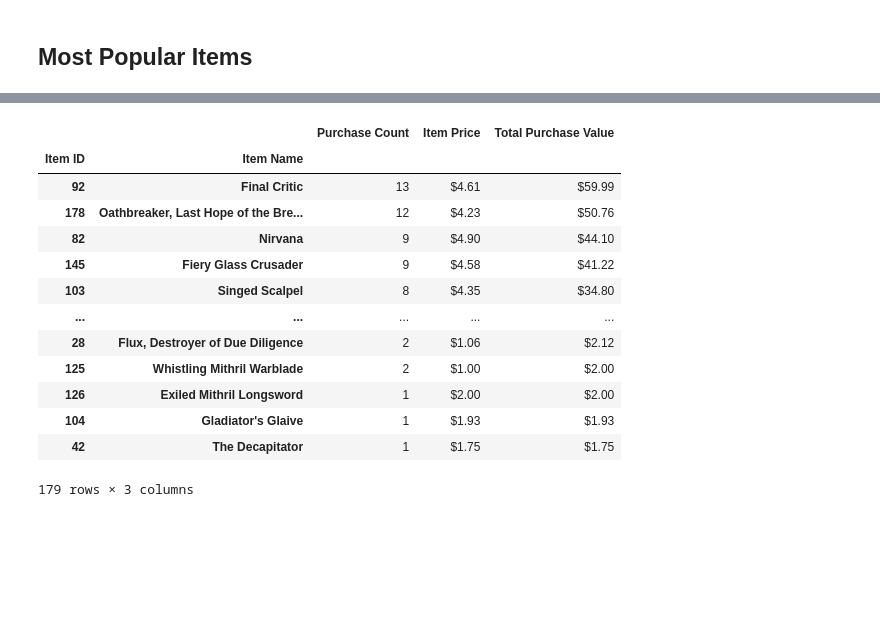
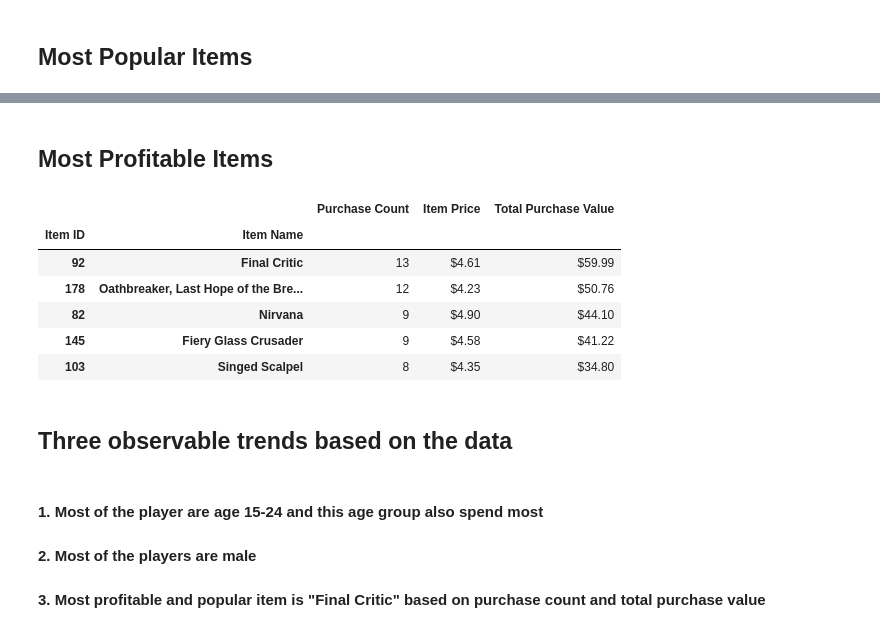
Before and after one commit to pandeysudip/Heroes-of-Pymoli, a Jupyter notebook: HeroesOfPymoli/HeroesOfPymoli.ipynb, the cells around one changed output, grey strips where cells are left out. Saved outputs shown, nothing was run; the diff lists cells and outputs as text; code cells hidden in the pictures; blank space fills up the shorter version.

```diff
--- a/HeroesOfPymoli/HeroesOfPymoli.ipynb
+++ b/HeroesOfPymoli/HeroesOfPymoli.ipynb
@@ -299,24 +325,35 @@ p_items
-# %%
-#Most Profitable Items
-items=popular_items.sort_values(by=['Total Purchase Value'], ascending=False)
-
-
-items[['Item Price','Total Purchase Value']]=(
-                      items[['Item Price','Total Purchase Value']]
-                        .applymap('${:.2f}'.format))
-items
-# %% [output]
-|  |  | Purchase Count | Item Price | Total Purchase Value |
-| Item ID | Item Name |  |  |  |
-| 92 | Final Critic | 13 | $4.61 | $59.99 |
-| 178 | Oathbreaker, Last Hope of the Bre... | 12 | $4.23 | $50.76 |
-| 82 | Nirvana | 9 | $4.90 | $44.10 |
-| 145 | Fiery Glass Crusader | 9 | $4.58 | $41.22 |
-| 103 | Singed Scalpel | 8 | $4.35 | $34.80 |
-| ... | ... | ... | ... | ... |
-| 28 | Flux, Destroyer of Due Diligence | 2 | $1.06 | $2.12 |
-| 125 | Whistling Mithril Warblade | 2 | $1.00 | $2.00 |
-| 126 | Exiled Mithril Longsword | 1 | $2.00 | $2.00 |
-| 104 | Gladiator's Glaive | 1 | $1.93 | $1.93 |
-| 42 | The Decapitator | 1 | $1.75 | $1.75 |
-179 rows × 3 columns
+# %% [markdown]
+## Most Profitable Items
+# %%
+#Identify the 5 most profitable items by total purchase value
+pop_items=purchase.groupby(['Item ID', 'Item Name'])['Price'].agg(['count', 'mean', 'sum'])
+
+#Renaming columns
+pop_items.rename(columns={'count':'Purchase Count',
+                           "mean":"Item Price",
+                           'sum':'Total Purchase Value'}, inplace=True)
+
+#Formating dataframe
+
+items=pop_items.nlargest(5,  'Total Purchase Value' )
+
+#Formating the columns
+items[['Item Price', 'Total Purchase Value']]=(
+                       items[['Item Price','Total Purchase Value']]
+                        .apply(lambda x: x.map('${:.2f}'.format)))
+
+items
+# %% [output]
+|  |  | Purchase Count | Item Price | Total Purchase Value |
+| Item ID | Item Name |  |  |  |
+| 92 | Final Critic | 13 | $4.61 | $59.99 |
+| 178 | Oathbreaker, Last Hope of the Bre... | 12 | $4.23 | $50.76 |
+| 82 | Nirvana | 9 | $4.90 | $44.10 |
+| 145 | Fiery Glass Crusader | 9 | $4.58 | $41.22 |
+| 103 | Singed Scalpel | 8 | $4.35 | $34.80 |
+# %% [markdown]
+## Three observable trends based on the data
+# %% [markdown]
+#### 1. Most of the player are age 15-24 and this age group also spend most
+#### 2. Most of the players are male
+#### 3. Most profitable and popular item is "Final Critic" based on purchase count and total purchase value
```
Also changed, not shown: parts of 7 cells of this notebook.
